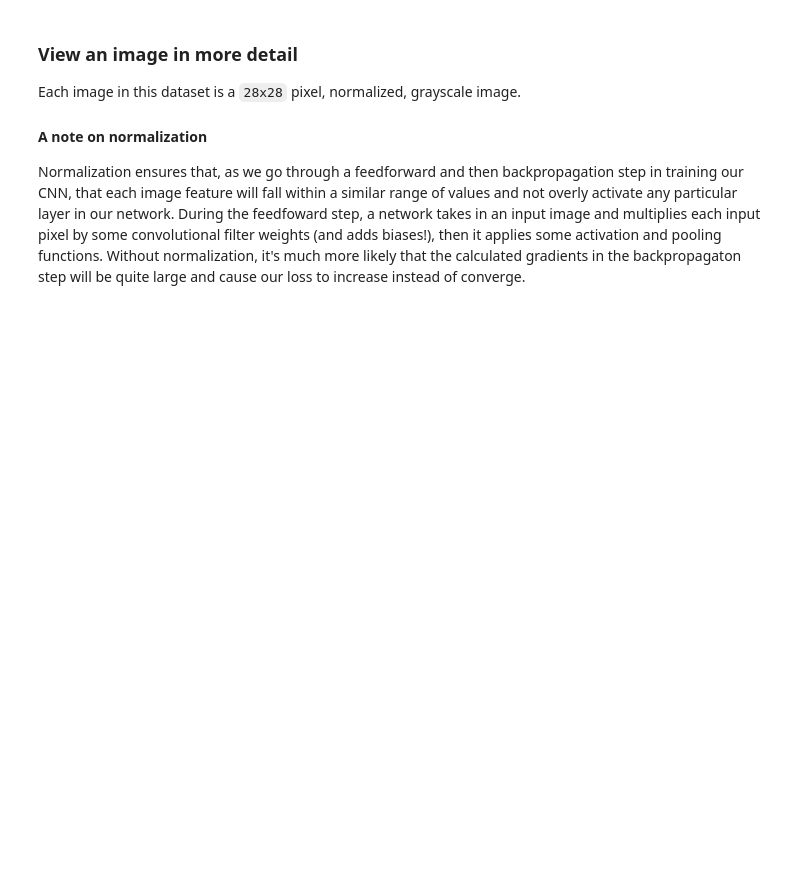
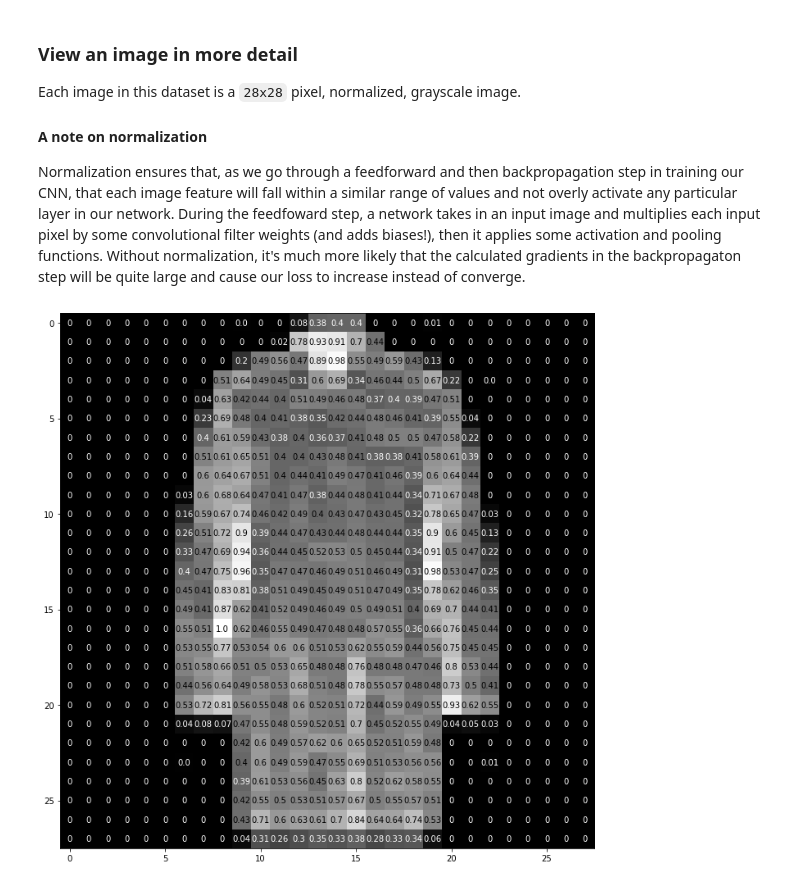
Before and after one commit to sarkarchandan/cvnanodegree, a Jupyter notebook: 1_5_CNN_Layers/3. Load and Visualize FashionMNIST.ipynb, the cells around one changed output. Cells and saved outputs as stored; diff of their text form; code cells hidden in the pictures; blank space fills up the shorter version.

```diff
--- a/1_5_CNN_Layers/3. Load and Visualize FashionMNIST.ipynb
+++ b/1_5_CNN_Layers/3. Load and Visualize FashionMNIST.ipynb
@@ -89,20 +87,26 @@ Each image in this dataset is a `28x28` pixel, normalized, grayscale image.
 
 Normalization ensures that, as we go through a feedforward and then backpropagation step in training our CNN, that each image feature will fall within a similar range of values and not overly activate any particular layer in our network. During the feedfoward step, a network takes in an input image and multiplies each input pixel by some convolutional filter weights (and adds biases!), then it applies some activation and pooling functions. Without normalization, it's much more likely that the calculated gradients in the backpropagaton step will be quite large and cause our loss to increase instead of converge.
 # %%
-# select an image by index
-idx = 2
-img = np.squeeze(images[idx])
+import numpy as np
+import matplotlib.pyplot as plt
+%matplotlib inline
+
+# Select an arbitrary index in the range of 32
+idx: int = 2
+img: np.ndarray = np.squeeze(images[idx].numpy())
 
 # display the pixel values in that image
-fig = plt.figure(figsize = (12,12))
+fig: plt.Figure = plt.figure(figsize = (12,12))
 ax = fig.add_subplot(111)
 ax.imshow(img, cmap='gray')
 width, height = img.shape
-thresh = img.max()/2.5
+thresh: float = img.max()/2.5
 for x in range(width):
     for y in range(height):
-        val = round(img[x][y],2) if img[x][y] !=0 else 0
+        val: float = round(img[x][y],2) if img[x][y] !=0 else 0
         ax.annotate(str(val), xy=(y,x),
                     horizontalalignment='center',
                     verticalalignment='center',
                     color='white' if img[x][y]<thresh else 'black')
+# %% [output]
+[figure, added]
```
Also changed, not shown: parts of 7 cells of this notebook.
